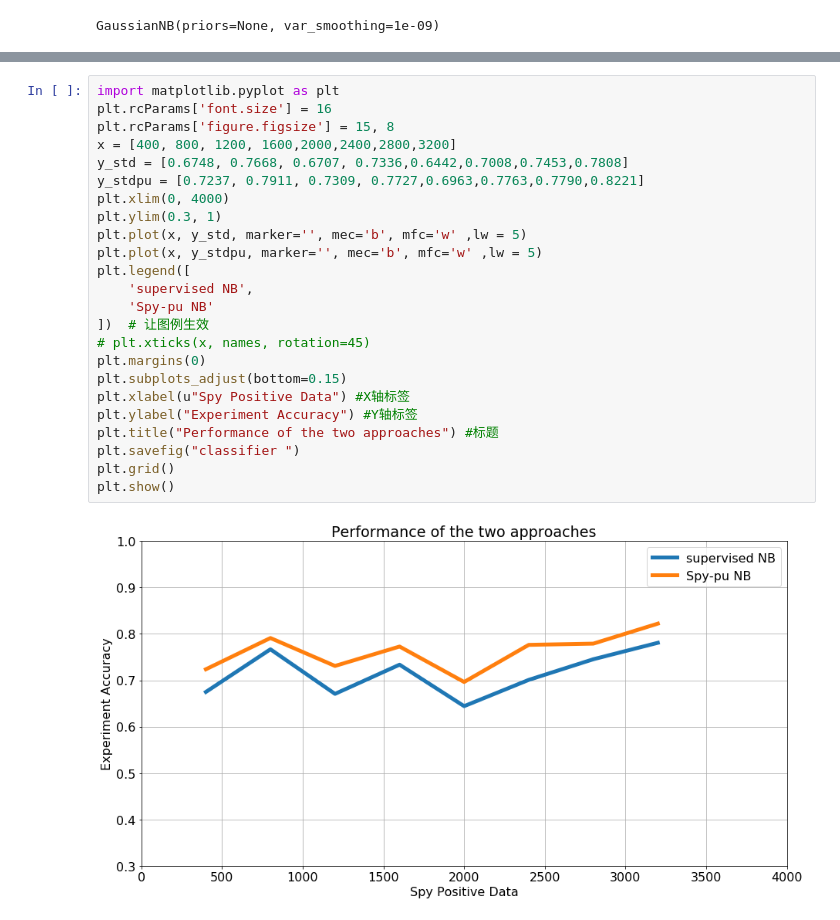
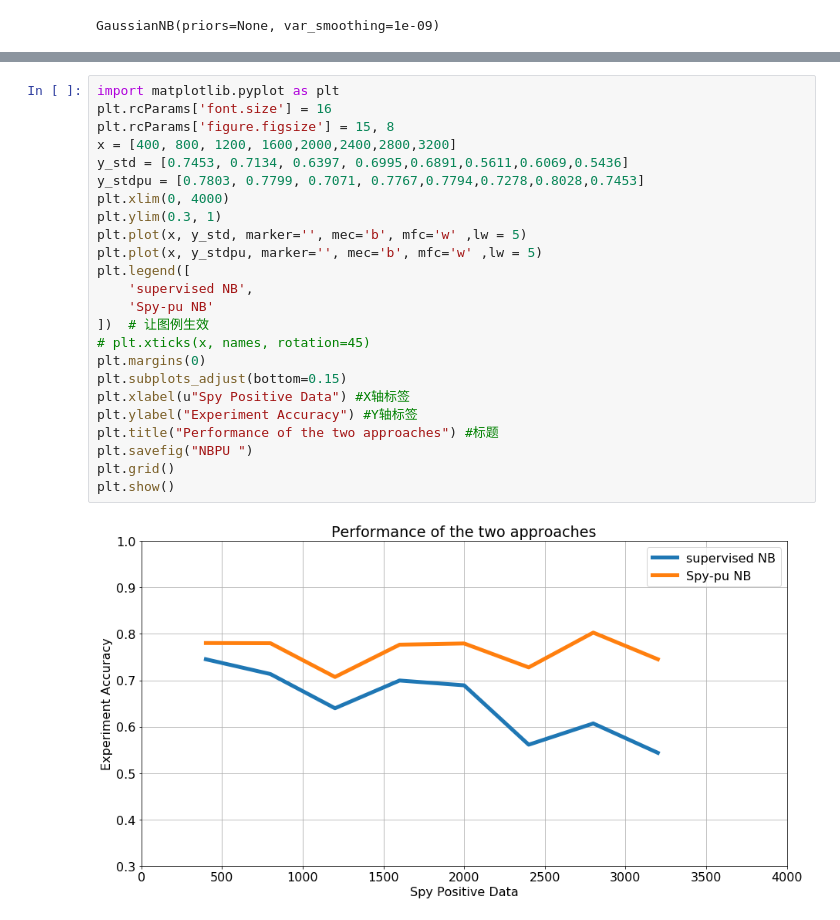
Before and after one commit to a0985944005/spam_ch, a Jupyter notebook: NBPU-TFIDF.ipynb, the cells around one changed output, grey strips where cells are left out. Drawn from its saved outputs; the diff is of its cells as text.

```diff
--- a/NBPU-TFIDF.ipynb
+++ b/NBPU-TFIDF.ipynb
@@ -498,26 +495,26 @@ all_data['label'][all_data['label']=="1"].shape
 # %%
 import matplotlib.pyplot as plt
 plt.rcParams['font.size'] = 16
 plt.rcParams['figure.figsize'] = 15, 8
 x = [400, 800, 1200, 1600,2000,2400,2800,3200]
-y_std = [0.6748, 0.7668, 0.6707, 0.7336,0.6442,0.7008,0.7453,0.7808]
-y_stdpu = [0.7237, 0.7911, 0.7309, 0.7727,0.6963,0.7763,0.7790,0.8221]
+y_std = [0.7453, 0.7134, 0.6397, 0.6995,0.6891,0.5611,0.6069,0.5436]
+y_stdpu = [0.7803, 0.7799, 0.7071, 0.7767,0.7794,0.7278,0.8028,0.7453]
 plt.xlim(0, 4000)
 plt.ylim(0.3, 1)
 plt.plot(x, y_std, marker='', mec='b', mfc='w' ,lw = 5)
 plt.plot(x, y_stdpu, marker='', mec='b', mfc='w' ,lw = 5)
 plt.legend([
     'supervised NB',
     'Spy-pu NB'
 ])  # 让图例生效
 # plt.xticks(x, names, rotation=45)
 plt.margins(0)
 plt.subplots_adjust(bottom=0.15)
 plt.xlabel(u"Spy Positive Data") #X轴标签
 plt.ylabel("Experiment Accuracy") #Y轴标签
 plt.title("Performance of the two approaches") #标题
-plt.savefig("classifier ")
+plt.savefig("NBPU ")
 plt.grid()
 plt.show()
 # %% [output]
-[figure, old version]
+[figure, new version]
```
Also changed, not shown: parts of 24 cells of this notebook, 5 other files.
